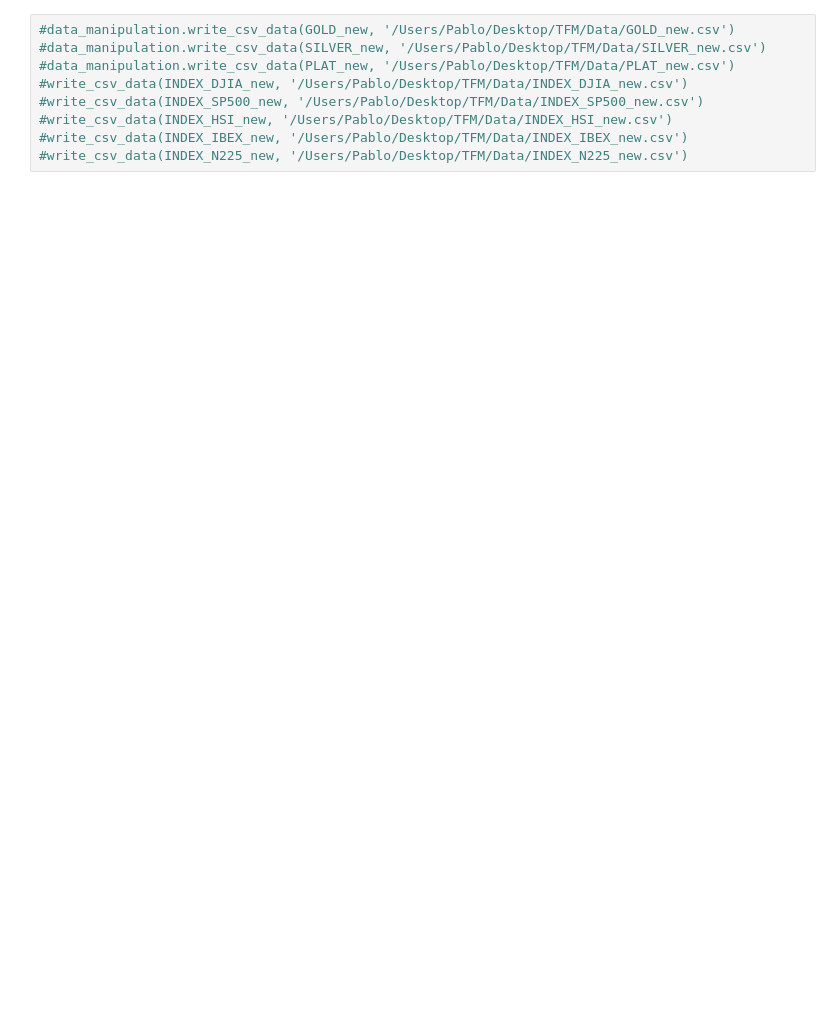
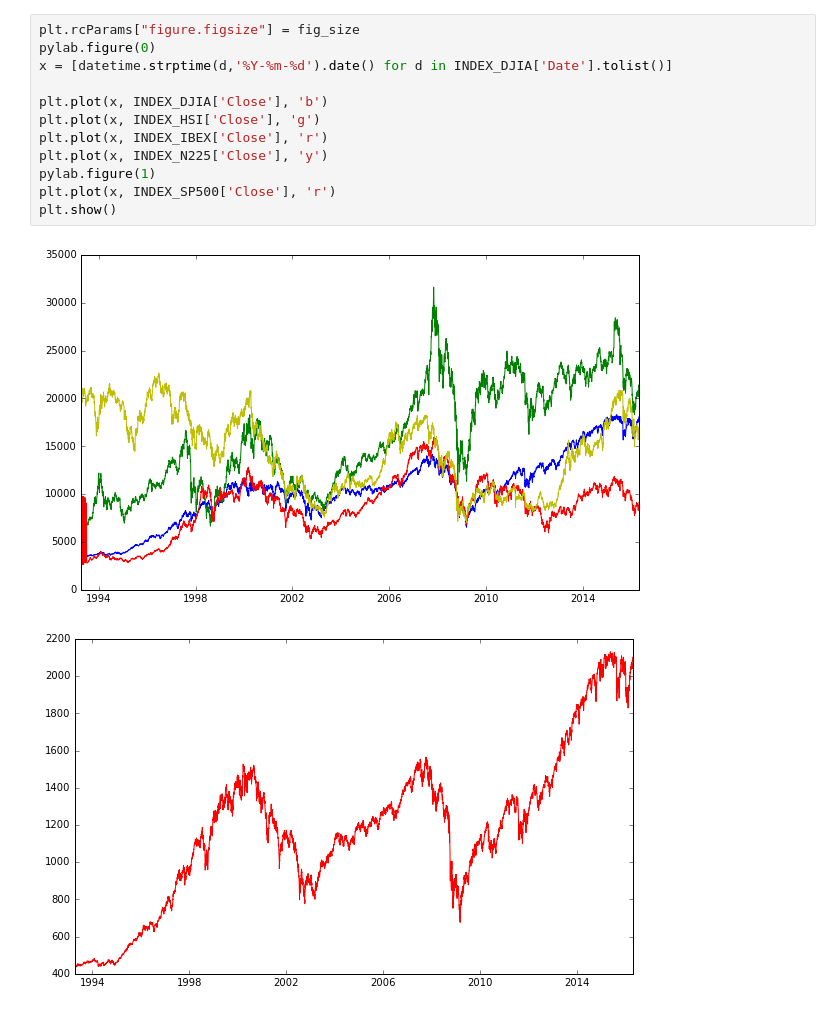
Before and after one commit to pablovicente/stock-index-prediction, a Jupyter notebook: Data_Analysis.ipynb, the cells around one changed output. Saved outputs shown, nothing was run; the diff lists cells and outputs as text; blank space fills up the shorter version.

```diff
--- a/Data_Analysis.ipynb
+++ b/Data_Analysis.ipynb
@@ -64,9 +47,15 @@ plt.show()
-# %%
-#data_manipulation.write_csv_data(GOLD_new, '/Users/Pablo/Desktop/TFM/Data/GOLD_new.csv')
-#data_manipulation.write_csv_data(SILVER_new, '/Users/Pablo/Desktop/TFM/Data/SILVER_new.csv')
-#data_manipulation.write_csv_data(PLAT_new, '/Users/Pablo/Desktop/TFM/Data/PLAT_new.csv')
-#write_csv_data(INDEX_DJIA_new, '/Users/Pablo/Desktop/TFM/Data/INDEX_DJIA_new.csv')
-#write_csv_data(INDEX_SP500_new, '/Users/Pablo/Desktop/TFM/Data/INDEX_SP500_new.csv')
-#write_csv_data(INDEX_HSI_new, '/Users/Pablo/Desktop/TFM/Data/INDEX_HSI_new.csv')
-#write_csv_data(INDEX_IBEX_new, '/Users/Pablo/Desktop/TFM/Data/INDEX_IBEX_new.csv')
-#write_csv_data(INDEX_N225_new, '/Users/Pablo/Desktop/TFM/Data/INDEX_N225_new.csv')
+# %%
+plt.rcParams["figure.figsize"] = fig_size
+pylab.figure(0)
+x = [datetime.strptime(d,'%Y-%m-%d').date() for d in INDEX_DJIA['Date'].tolist()]
+
+plt.plot(x, INDEX_DJIA['Close'], 'b')
+plt.plot(x, INDEX_HSI['Close'], 'g')
+plt.plot(x, INDEX_IBEX['Close'], 'r')
+plt.plot(x, INDEX_N225['Close'], 'y')
+pylab.figure(1)
+plt.plot(x, INDEX_SP500['Close'], 'r')
+plt.show()
+# %% [output]
+[figure, added]
+[figure, added]
```
Also changed, not shown: parts of 12 cells of this notebook.
